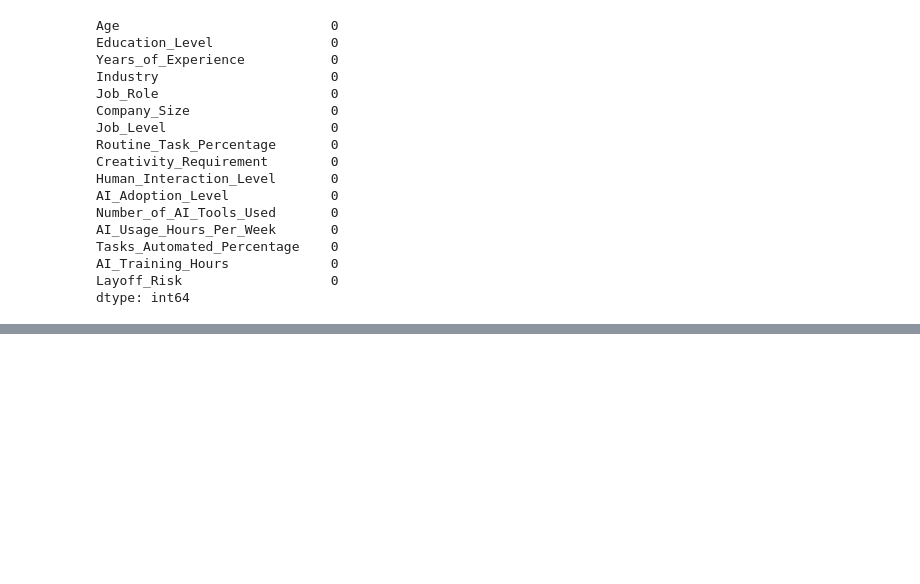
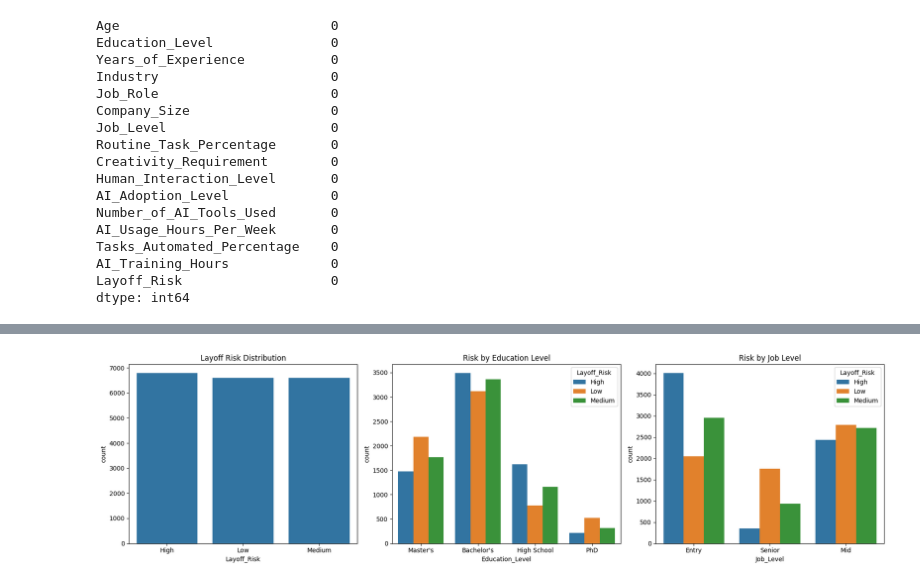
Before and after one commit to tiopramana/machine_learning, a Jupyter notebook: Project/Ai_Impact_Jobs/main.ipynb, the cells around one changed output, grey strips where cells are left out. Cells and saved outputs as stored; diff of their text form; code cells hidden in the pictures; blank space fills up the shorter version.

```diff
--- a/Project/Ai_Impact_Jobs/main.ipynb
+++ b/Project/Ai_Impact_Jobs/main.ipynb
@@ -47,0 +166,18 @@ dtype: int64
+# %%
+# EDA visualization for layoff risk
+
+fig, axes = plt.subplots(1, 3, figsize=(18, 5))
+
+sns.countplot(x='Layoff_Risk', data=df, ax=axes[0])
+axes[0].set_title('Layoff Risk Distribution')
+
+sns.countplot(x='Education_Level', hue='Layoff_Risk', data=df, ax=axes[1])
+axes[1].set_title('Risk by Education Level')
+
+sns.countplot(x='Job_Level', hue='Layoff_Risk', data=df, ax=axes[2])
+axes[2].set_title('Risk by Job Level')
+
+plt.tight_layout()
+plt.show()
+# %% [output]
+[figure, added]
```
Also changed, not shown: parts of 12 cells of this notebook, 1 other file.
